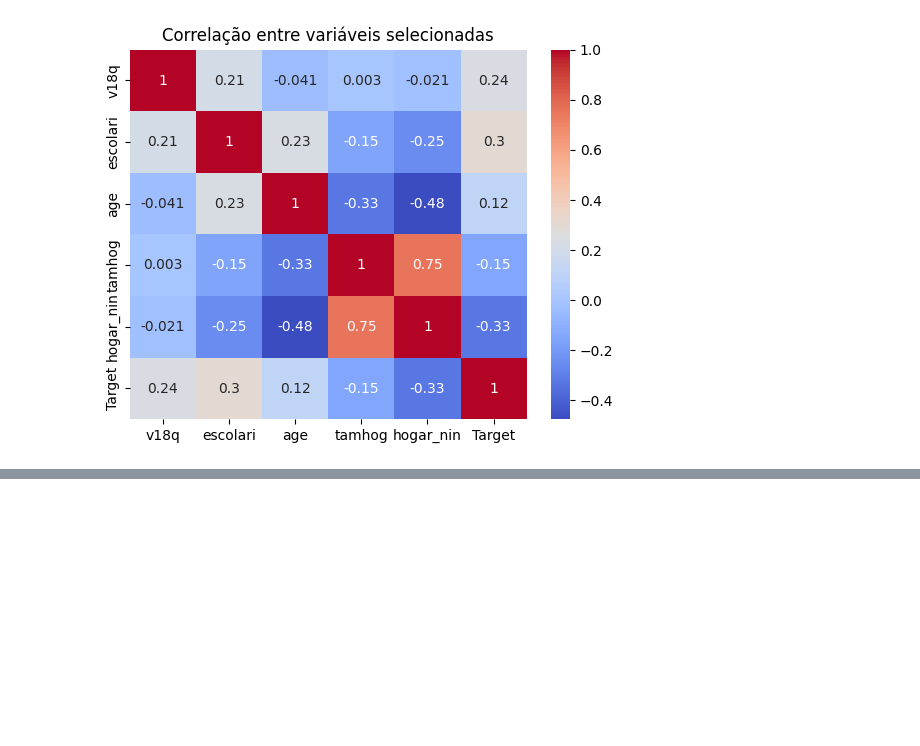
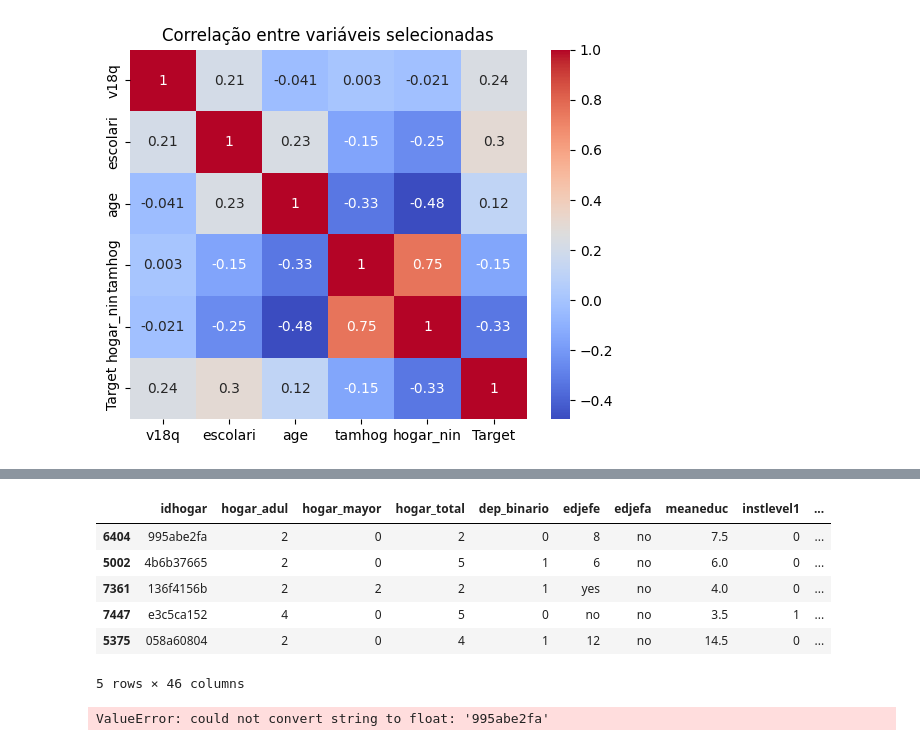
Before and after one commit to Sersasj/IA1_IA2, a Jupyter notebook: IA2/Trabalho2/trabs_notebook.ipynb, the cells around one changed output, grey strips where cells are left out. Drawn from its saved outputs; the diff is of its cells as text; code cells hidden in the pictures; blank space fills up the shorter version.

```diff
--- a/IA2/Trabalho2/trabs_notebook.ipynb
+++ b/IA2/Trabalho2/trabs_notebook.ipynb
@@ -217,0 +237,3 @@ plt.show()
+# %%
+#np.random.seed(0)
+X_treino, X_valid, y_treino, y_valid = train_test_split(X, y, test_size=0.3,random_state=0)
@@ -217,0 +244,10 @@ plt.show()
+# %%
+X_treino.head()
+# %% [output]
+|  | idhogar | hogar_adul | hogar_mayor | hogar_total | dep_binario | edjefe | edjefa | meaneduc | instlevel1 | ... |
+| 6404 | 995abe2fa | 2 | 0 | 2 | 0 | 8 | no | 7.5 | 0 | ... |
+| 5002 | 4b6b37665 | 2 | 0 | 5 | 1 | 6 | no | 6.0 | 0 | ... |
+| 7361 | 136f4156b | 2 | 2 | 2 | 1 | yes | no | 4.0 | 0 | ... |
+| 7447 | e3c5ca152 | 4 | 0 | 5 | 0 | no | no | 3.5 | 1 | ... |
+| 5375 | 058a60804 | 2 | 0 | 4 | 1 | 12 | no | 14.5 | 0 | ... |
+5 rows × 46 columns
@@ -217,0 +261,4 @@ plt.show()
+# %%
+modelo.fit(X_treino, y_treino)
+# %% [output]
+ValueError: could not convert string to float: '995abe2fa'
```
Also changed, not shown: parts of 11 cells of this notebook, 1 other file.
